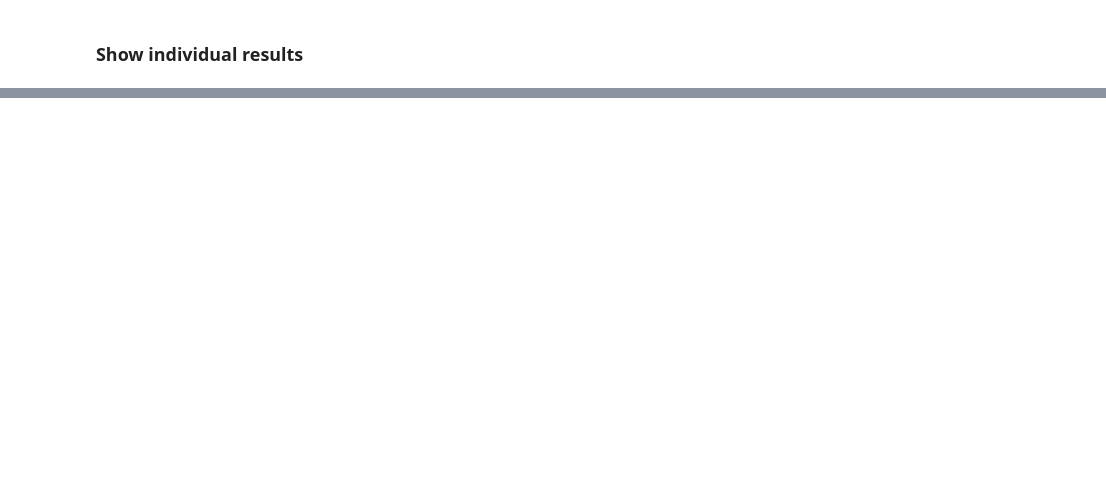
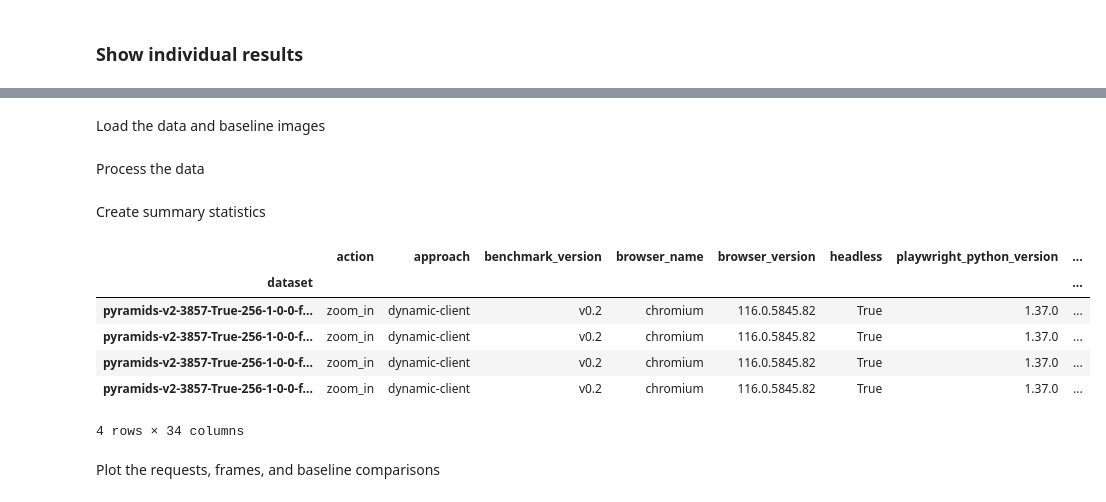
Before and after one commit to NASA-IMPACT/zarr-visualization-report, a Jupyter notebook: approaches/dynamic-client/e2e-results.ipynb, the cells around one changed output, grey strips where cells are left out. Saved outputs shown, nothing was run; the diff lists cells and outputs as text; code cells hidden in the pictures; blank space fills up the shorter version.

```diff
--- a/approaches/dynamic-client/e2e-results.ipynb
+++ b/approaches/dynamic-client/e2e-results.ipynb
@@ -28,4 +25,6 @@ from carbonplan_benchmarks import analysis as cba
 # %%
-baseline_fp = "s3://carbonplan-benchmarks/benchmark-data/482049d/baselines.json"
-metadata_base_fp = "s3://carbonplan-benchmarks/benchmark-data"
-url_filter = 'carbonplan-benchmarks.s3.us-west-2.amazonaws.com/data/'
+baseline_fp = "s3://carbonplan-benchmarks/benchmark-data/v0.2/baselines.json"
+url_filter = "carbonplan-benchmarks.s3.us-west-2.amazonaws.com/data/"
+metadata_fp = (
+    "s3://carbonplan-benchmarks/benchmark-data/v0.2/data-2023-08-24T00-33-44.json"
+)
@@ -31,0 +35,2 @@ url_filter = 'carbonplan-benchmarks.s3.us-west-2.amazonaws.com/data/'
+# %% [markdown]
+Load the data and baseline images
@@ -31,0 +40,2 @@ url_filter = 'carbonplan-benchmarks.s3.us-west-2.amazonaws.com/data/'
+# %% [markdown]
+Process the data
@@ -32 +46,15 @@ url_filter = 'carbonplan-benchmarks.s3.us-west-2.amazonaws.com/data/'
+# %% [markdown]
+Create summary statistics
+# %%
+cba.create_summary(metadata=metadata, data=data, url_filter=url_filter)
+# %% [output]
+|  | action | approach | benchmark_version | browser_name | browser_version | headless | playwright_python_version | ... |
+| dataset |  |  |  |  |  |  |  | ... |
+| pyramids-v2-3857-True-256-1-0-0-f... | zoom_in | dynamic-client | v0.2 | chromium | 116.0.5845.82 | True | 1.37.0 | ... |
+| pyramids-v2-3857-True-256-1-0-0-f... | zoom_in | dynamic-client | v0.2 | chromium | 116.0.5845.82 | True | 1.37.0 | ... |
+| pyramids-v2-3857-True-256-1-0-0-f... | zoom_in | dynamic-client | v0.2 | chromium | 116.0.5845.82 | True | 1.37.0 | ... |
+| pyramids-v2-3857-True-256-1-0-0-f... | zoom_in | dynamic-client | v0.2 | chromium | 116.0.5845.82 | True | 1.37.0 | ... |
+4 rows × 34 columns
+# %% [markdown]
+Plot the requests, frames, and baseline comparisons
 # %%
```
Also changed, not shown: parts of 29 cells of this notebook, 10 other files.
